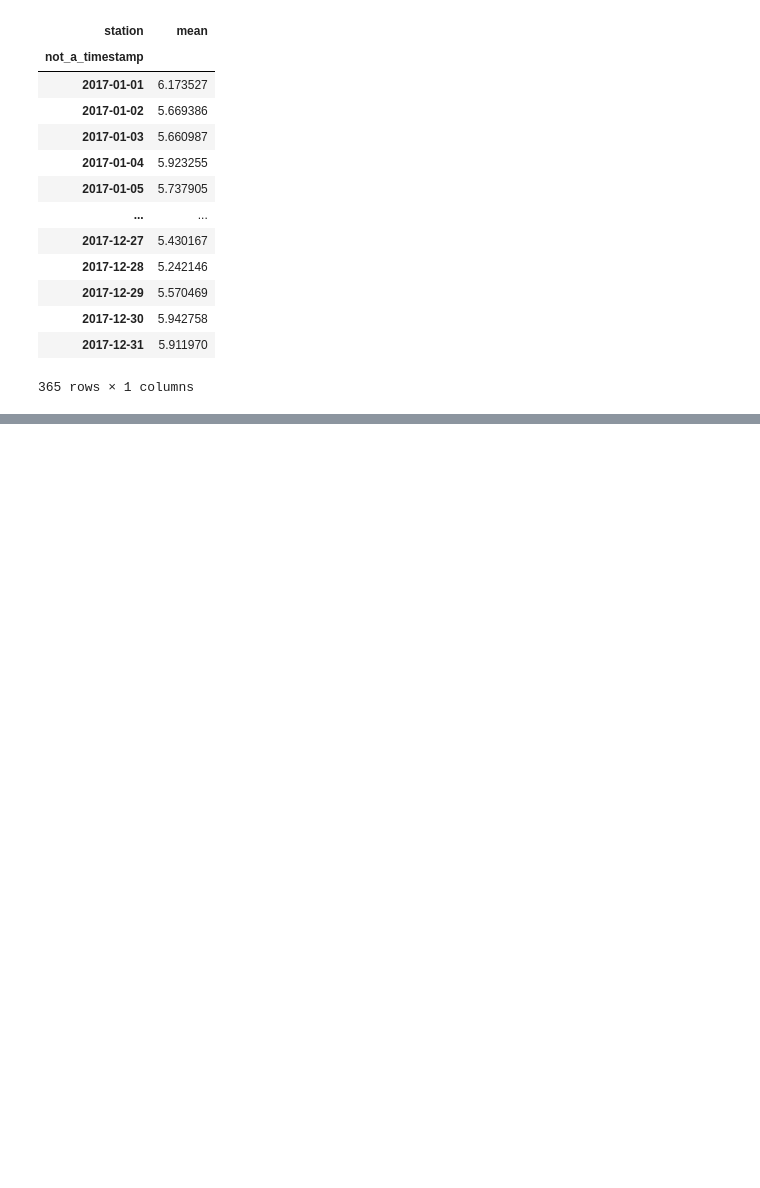
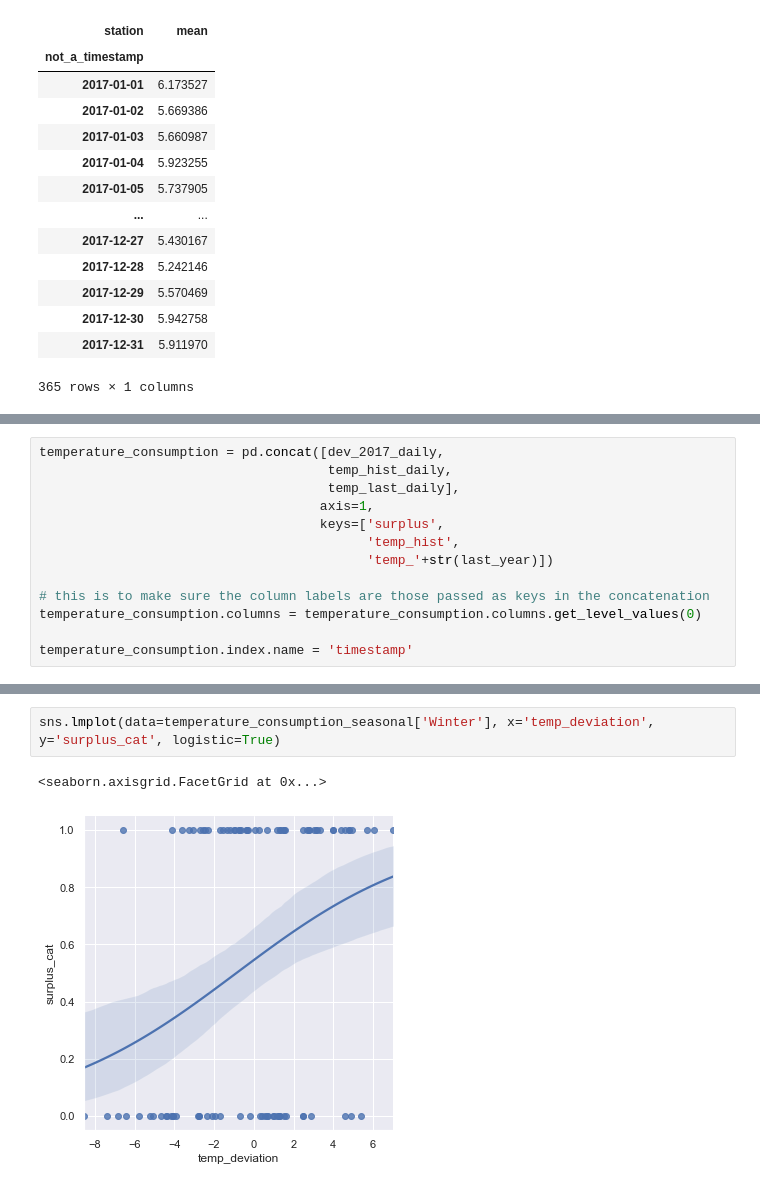
Before and after one commit to camilo-s/Aufgabe, a Jupyter notebook: aufgabe_draft.ipynb, the cells around one changed output, grey strips where cells are left out. Cells and saved outputs as stored; diff of their text form; blank space fills up the shorter version.

```diff
--- a/aufgabe_draft.ipynb
+++ b/aufgabe_draft.ipynb
@@ -849,0 +789,13 @@ temp_last_daily['deviation'] = temp_last_daily['mean'] - temp_hist_daily['mean']
+# %%
+temperature_consumption = pd.concat([dev_2017_daily,
+                                     temp_hist_daily,
+                                     temp_last_daily],
+                                    axis=1,
+                                    keys=['surplus',
+                                          'temp_hist',
+                                          'temp_'+str(last_year)])
+
+# this is to make sure the column labels are those passed as keys in the concatenation
+temperature_consumption.columns = temperature_consumption.columns.get_level_values(0)
+
+temperature_consumption.index.name = 'timestamp'
@@ -872,0 +886,5 @@ temp_last_daily[temp_last_daily.index.map(get_season)==season]['deviation'].corr
+# %%
+sns.lmplot(data=temperature_consumption_seasonal['Winter'], x='temp_deviation', y='surplus_cat', logistic=True)
+# %% [output]
+<seaborn.axisgrid.FacetGrid at 0x...>
+[figure, added]
```
Also changed, not shown: parts of 24 cells of this notebook.
